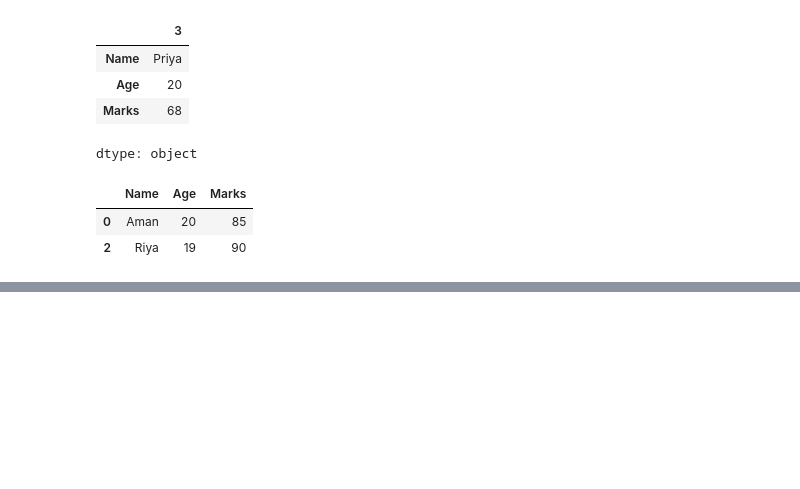
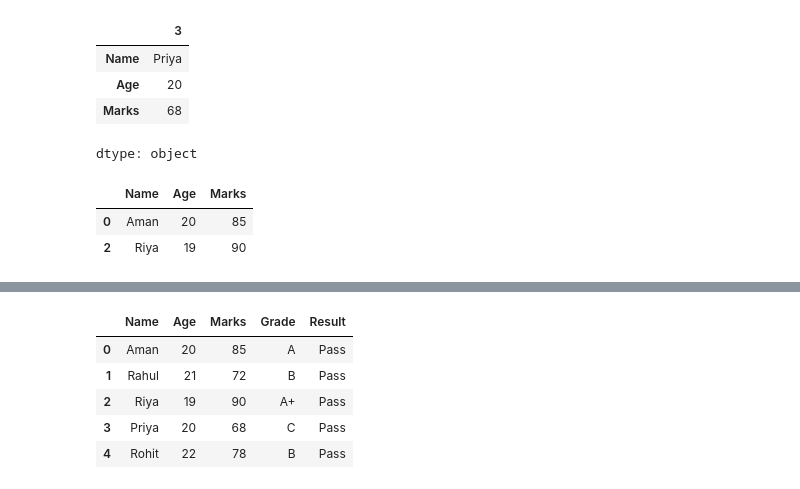
Before and after one commit to amanprasad625566-design/ybi_foundation_internship, a Jupyter notebook: ybifoundation.ipynb, the cells around one changed output, grey strips where cells are left out. Cells and saved outputs as stored; diff of their text form; code cells hidden in the pictures; blank space fills up the shorter version.

```diff
--- a/ybifoundation.ipynb
+++ b/ybifoundation.ipynb
@@ -191,3 +191,6 @@ df[df["Marks"] > df["Marks"].mean()]
 |  | Name | Age | Marks |
 | 0 | Aman | 20 | 85 |
 | 2 | Riya | 19 | 90 |
+# %%
+df["Grade"] = ["A", "B", "A+", "C", "B"]
+df
@@ -193,0 +204,10 @@ df[df["Marks"] > df["Marks"].mean()]
+# %%
+df["Result"] = df["Marks"].apply(lambda x: "Pass" if x >= 40 else "Fail")
+df
+# %% [output]
+|  | Name | Age | Marks | Grade | Result |
+| 0 | Aman | 20 | 85 | A | Pass |
+| 1 | Rahul | 21 | 72 | B | Pass |
+| 2 | Riya | 19 | 90 | A+ | Pass |
+| 3 | Priya | 20 | 68 | C | Pass |
+| 4 | Rohit | 22 | 78 | B | Pass |
```
Also changed, not shown: parts of 5 cells of this notebook.
